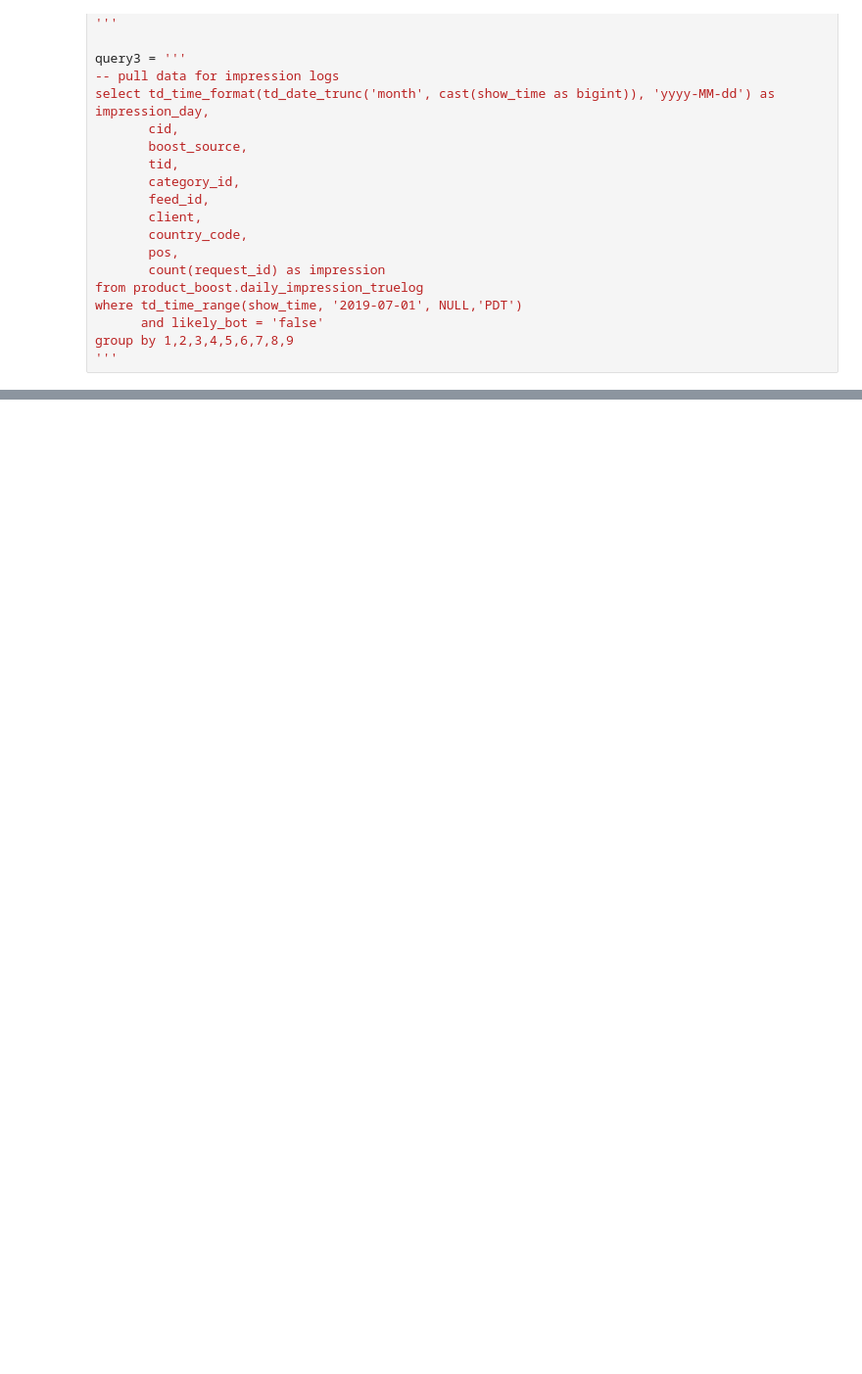
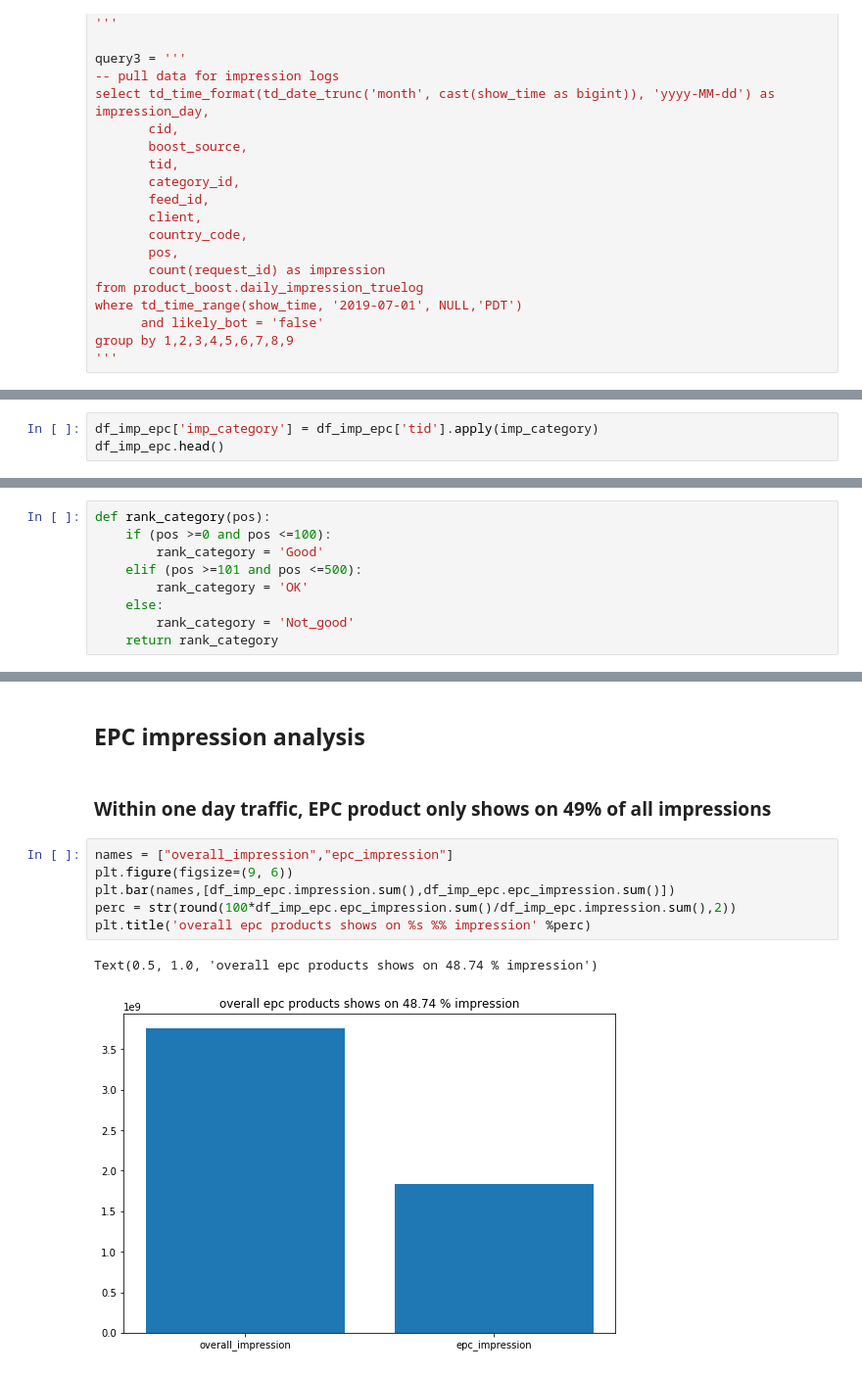
Before and after one commit to zzhang-wish/zzhang_logistics, a Jupyter notebook: EPC_prod_boost/EPC_boost_opportunity_analysis.ipynb, the cells around one changed output, grey strips where cells are left out. Shown at 98% size. Saved outputs shown, nothing was run; the diff lists cells and outputs as text; blank space fills up the shorter version.

```diff
--- a/EPC_prod_boost/EPC_boost_opportunity_analysis.ipynb
+++ b/EPC_prod_boost/EPC_boost_opportunity_analysis.ipynb
@@ -63,0 +133,3 @@ group by 1,2,3,4,5,6,7,8,9
+# %%
+df_imp_epc['imp_category'] = df_imp_epc['tid'].apply(imp_category)
+df_imp_epc.head()
@@ -63,0 +143,9 @@ group by 1,2,3,4,5,6,7,8,9
+# %%
+def rank_category(pos):
+    if (pos >=0 and pos <=100):
+        rank_category = 'Good'
+    elif (pos >=101 and pos <=500):
+        rank_category = 'OK'
+    else:
+        rank_category = 'Not_good'
+    return rank_category
@@ -63,0 +208,13 @@ group by 1,2,3,4,5,6,7,8,9
+# %% [markdown]
+## EPC impression analysis
+# %% [markdown]
+### Within one day traffic, EPC product only shows on 49% of all impressions
+# %%
+names = ["overall_impression","epc_impression"]
+plt.figure(figsize=(9, 6))
+plt.bar(names,[df_imp_epc.impression.sum(),df_imp_epc.epc_impression.sum()])
+perc = str(round(100*df_imp_epc.epc_impression.sum()/df_imp_epc.impression.sum(),2))
+plt.title('overall epc products shows on %s %% impression' %perc)
+# %% [output]
+Text(0.5, 1.0, 'overall epc products shows on 48.74 % impression')
+[figure, added]
```
Also changed, not shown: parts of 23 cells of this notebook, 1 other file.
